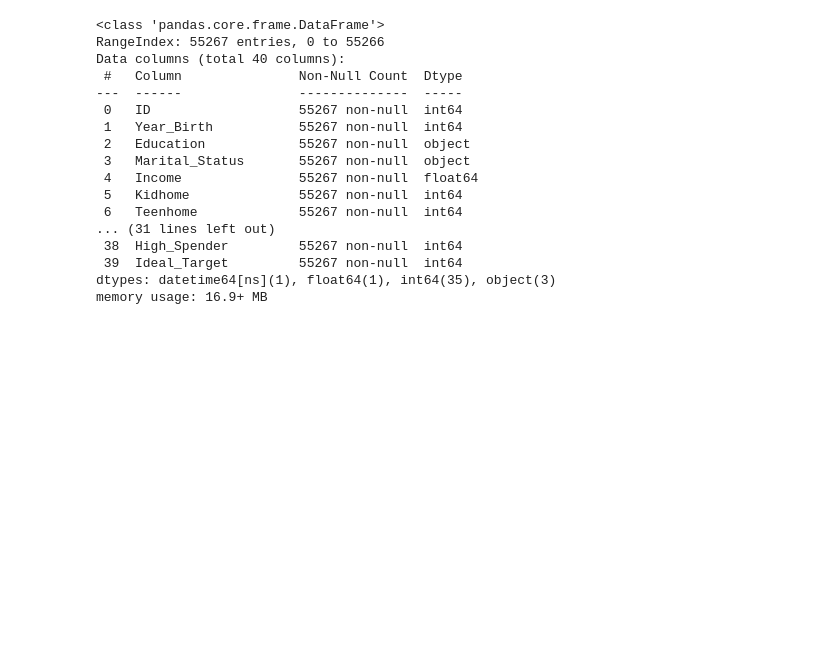
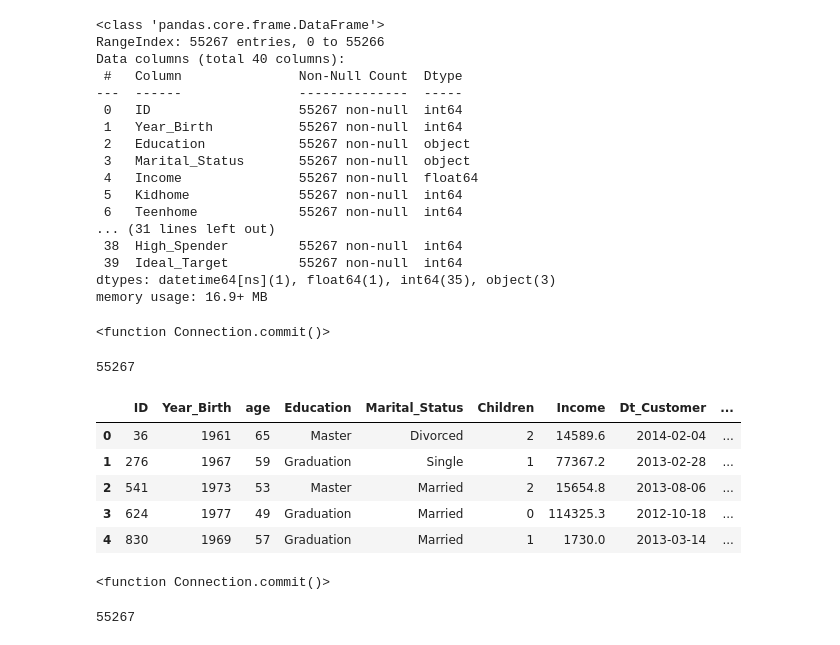
Before and after one commit to dharanigs-19/Mini-Project, a Jupyter notebook: Mini_Project_2.ipynb, the cells around one changed output. Saved outputs shown, nothing was run; the diff lists cells and outputs as text; code cells hidden in the pictures; blank space fills up the shorter version.

```diff
--- a/Mini_Project_2.ipynb
+++ b/Mini_Project_2.ipynb
@@ -609,3 +619,21 @@ data['Dt_Customer']=pd.to_datetime(predata['Dt_Customer'],format="%Y-%m-%d")
 import sqlite3
 
 conn=sqlite3.connect('marketing.db')
+# %%
+query="""create table customer (ID INTEGER PRIMARY KEY,
+Year_Birth INTEGER,
+age INTEGER,
+Education TEXT,
+Marital_Status TEXT,
+Children INTEGER,
+Income FLOAT,
+Dt_Customer DATE,
+Customer_Tenure INTEGER,
+Country TEXT
+);
+
+"""
+conn.execute(query)
+conn.commit
+# %% [output]
+<function Connection.commit()>
@@ -611,0 +643,31 @@ conn=sqlite3.connect('marketing.db')
+# %%
+conn = sqlite3.connect('marketing.db')
+data.to_sql('customer', conn, if_exists='append', index=False)
+# %% [output]
+55267
+# %%
+pd.read_sql("select * from customer limit 5",conn)
+# %% [output]
+|  | ID | Year_Birth | age | Education | Marital_Status | Children | Income | Dt_Customer | ... |
+| 0 | 36 | 1961 | 65 | Master | Divorced | 2 | 14589.6 | 2014-02-04 | ... |
+| 1 | 276 | 1967 | 59 | Graduation | Single | 1 | 77367.2 | 2013-02-28 | ... |
+| 2 | 541 | 1973 | 53 | Master | Married | 2 | 15654.8 | 2013-08-06 | ... |
+| 3 | 624 | 1977 | 49 | Graduation | Married | 0 | 114325.3 | 2012-10-18 | ... |
+| 4 | 830 | 1969 | 57 | Graduation | Married | 1 | 1730.0 | 2013-03-14 | ... |
+# %%
+query1=""" create table customer_spend(ID INTEGER PRIMARY KEY,
+MntWines INTEGER,
+MntFruits INTEGER,
+MntMeatProducts INTEGER,
+MntFishProducts INTEGER,
+MntSweetProducts INTEGER,
+MntGoldProds INTEGER,
+Total_Spend INTEGER
+
+);
+
+"""
+conn.execute(query1)
+conn.commit
+# %% [output]
+<function Connection.commit()>
@@ -611,0 +677,5 @@ conn=sqlite3.connect('marketing.db')
+# %%
+conn = sqlite3.connect('marketing.db')
+data.to_sql('customer_spend', conn, if_exists='append', index=False)
+# %% [output]
+55267
```
Also changed, not shown: parts of 10 cells of this notebook.
